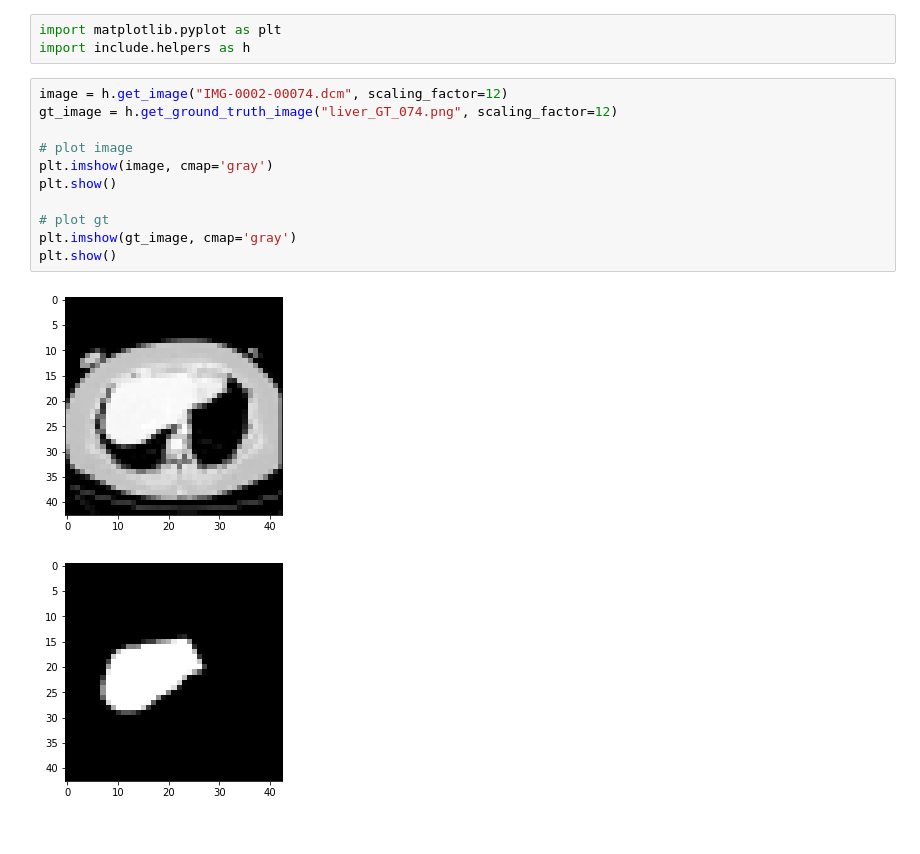
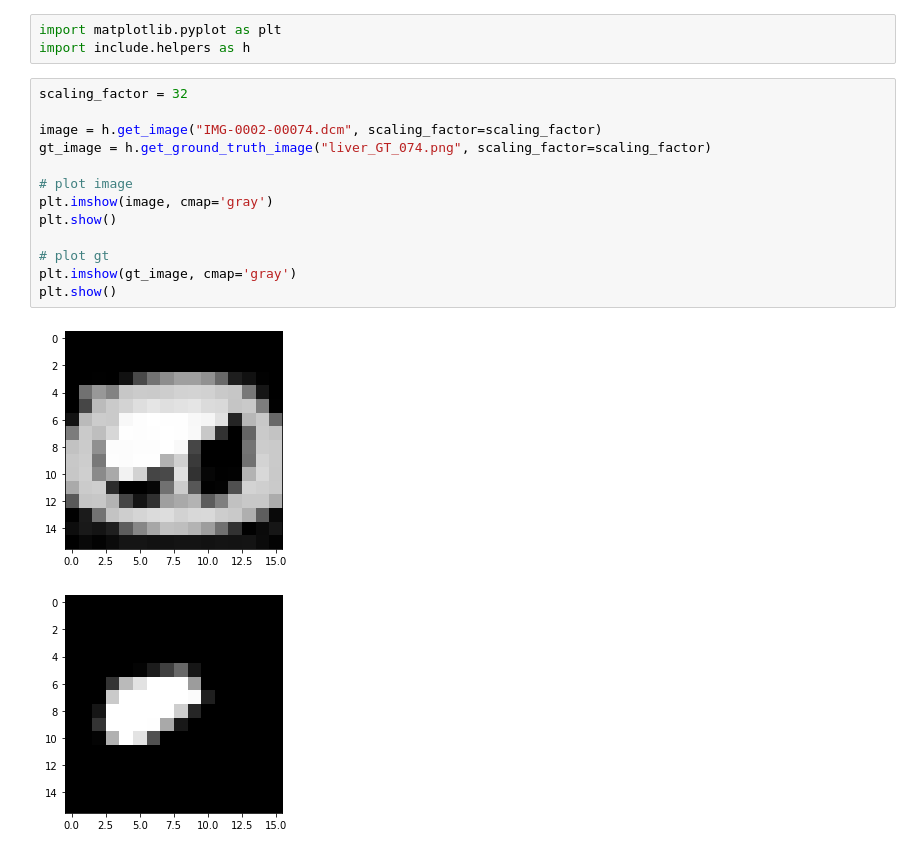
Before and after one commit to Ahmadsad/ID2211-Project, a Jupyter notebook: template.ipynb, the cells around one changed output. Cells and saved outputs as stored; diff of their text form.

```diff
--- a/template.ipynb
+++ b/template.ipynb
@@ -2,19 +2,21 @@
 import matplotlib.pyplot as plt
 import include.helpers as h
 # %%
-image = h.get_image("IMG-0002-00074.dcm", scaling_factor=12)
-gt_image = h.get_ground_truth_image("liver_GT_074.png", scaling_factor=12)
+scaling_factor = 32
+
+image = h.get_image("IMG-0002-00074.dcm", scaling_factor=scaling_factor)
+gt_image = h.get_ground_truth_image("liver_GT_074.png", scaling_factor=scaling_factor)
 
 # plot image
 plt.imshow(image, cmap='gray')
 plt.show()
 
 # plot gt
 plt.imshow(gt_image, cmap='gray')
 plt.show()
 # %% [output]
-[figure, old version]
+[figure, new version]
-[figure, old version]
+[figure, new version]
 # %%
 similarity_matrix = h.build_similarity_matrix(image, use_spatial=False)
 # %% [output]
```
Also changed, not shown: parts of 6 cells of this notebook, 1 other file.
